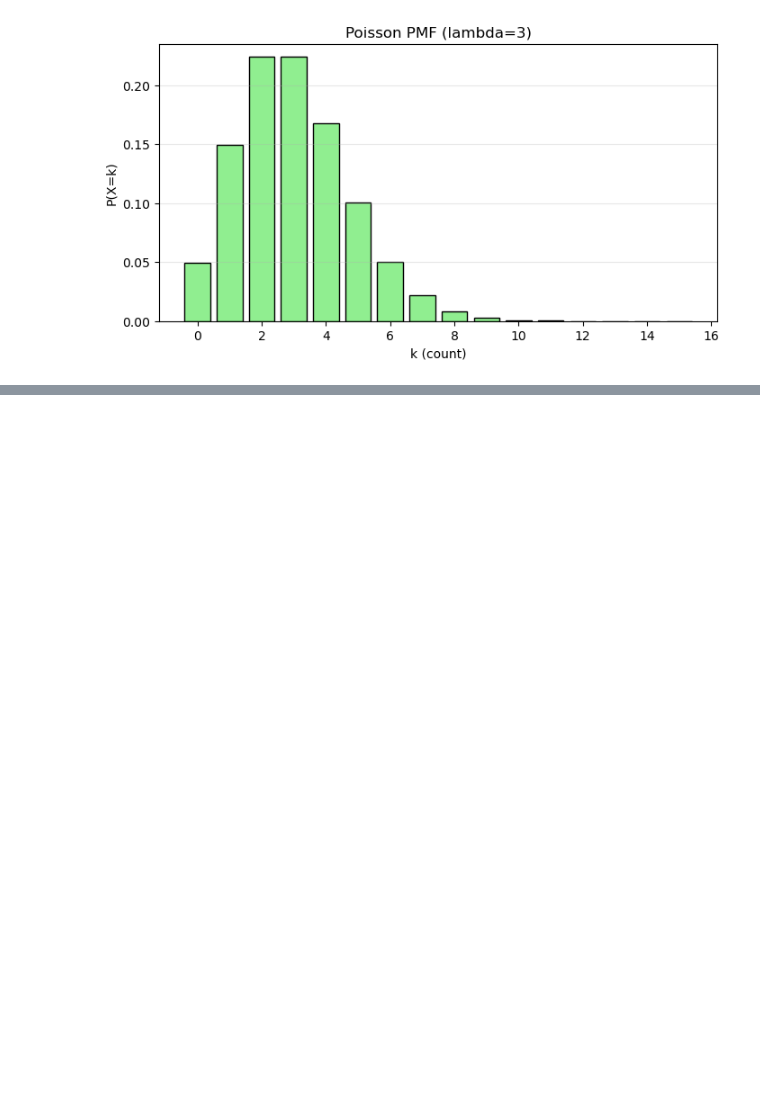
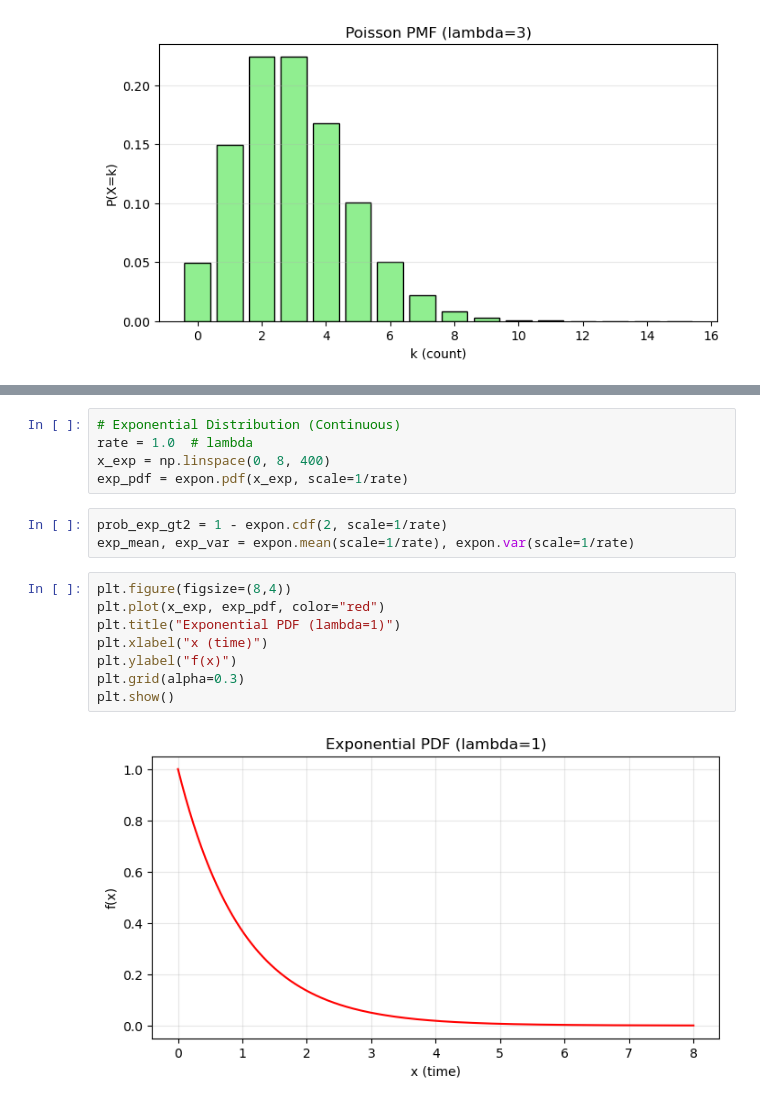
Before and after one commit to BadarsCode/eda-core-stats-python, a Jupyter notebook: Bayes.ipynb, the cells around one changed output, grey strips where cells are left out. Cells and saved outputs as stored; diff of their text form; blank space fills up the shorter version.

```diff
--- a/Bayes.ipynb
+++ b/Bayes.ipynb
@@ -69,0 +88,18 @@ plt.show()
+# %%
+# Exponential Distribution (Continuous)
+rate = 1.0  # lambda
+x_exp = np.linspace(0, 8, 400)
+exp_pdf = expon.pdf(x_exp, scale=1/rate)
+# %%
+prob_exp_gt2 = 1 - expon.cdf(2, scale=1/rate)
+exp_mean, exp_var = expon.mean(scale=1/rate), expon.var(scale=1/rate)
+# %%
+plt.figure(figsize=(8,4))
+plt.plot(x_exp, exp_pdf, color="red")
+plt.title("Exponential PDF (lambda=1)")
+plt.xlabel("x (time)")
+plt.ylabel("f(x)")
+plt.grid(alpha=0.3)
+plt.show()
+# %% [output]
+[figure, added]
```
Also changed, not shown: parts of 3 cells of this notebook.
